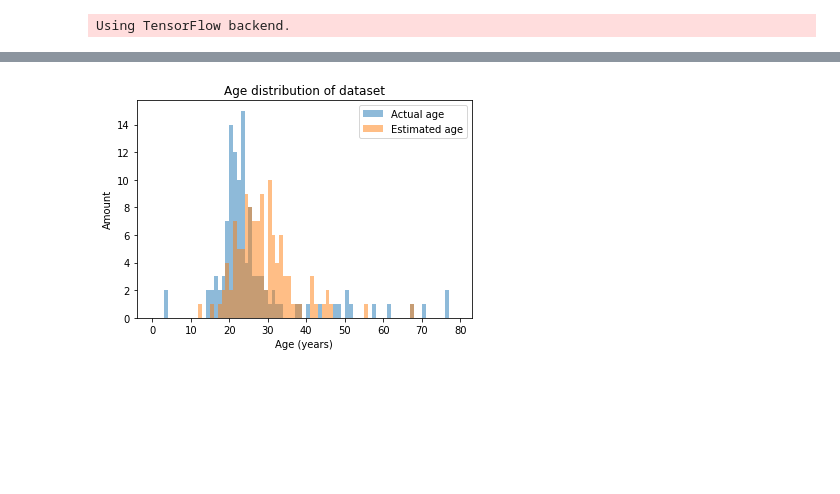
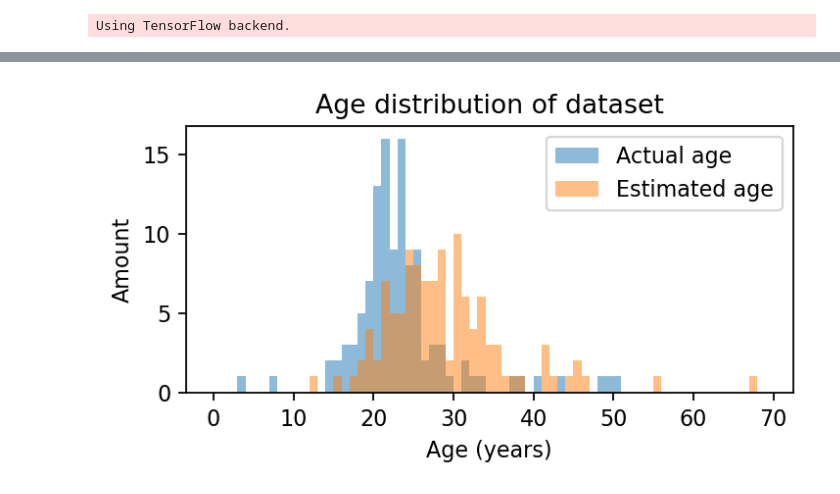
Before and after one commit to BastiaanBekooij/Age-Obfuscation-Morphing, a Jupyter notebook: Data_npz/Data verwerking V2.ipynb, the cells around one changed output, grey strips where cells are left out. Cells and saved outputs as stored; diff of their text form; code cells hidden in the pictures; blank space fills up the shorter version.

```diff
--- a/Data_npz/Data verwerking V2.ipynb
+++ b/Data_npz/Data verwerking V2.ipynb
@@ -171,13 +188,14 @@ plt.savefig('Age_after_morph_special.png')
 # %%
 #Age distribution
-bins = np.arange(0, 80, 1)
-plt.figure(figsize=(10,5), dpi=160)
+bins = np.arange(0, 70, 1)
+plt.figure(figsize=(5,2.5), dpi=160)
+plt.gcf().subplots_adjust(bottom=0.20)
 plt.hist(age_actual, bins, alpha=0.5, label='Actual age')
 plt.hist(age_estimated, bins, alpha=0.5, label='Estimated age')
 plt.title('Age distribution of dataset')
 plt.xlabel('Age (years)')
 plt.ylabel('Amount')
 plt.legend()
 plt.savefig('age_distribution_actual_estimated.png')
 # %% [output]
-[figure, old version]
+[figure, new version]
```
Also changed, not shown: parts of 13 cells of this notebook, 13 other files.
